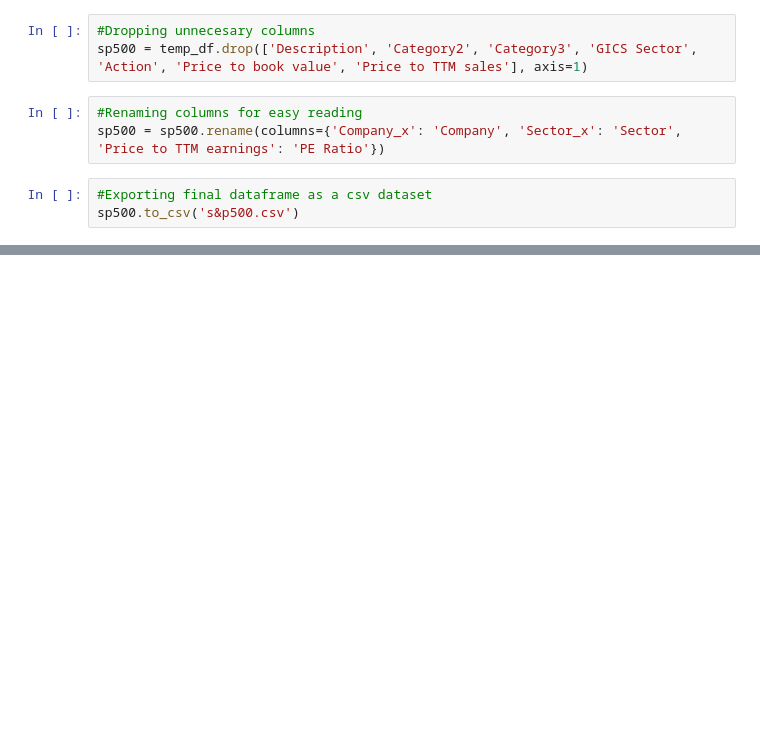
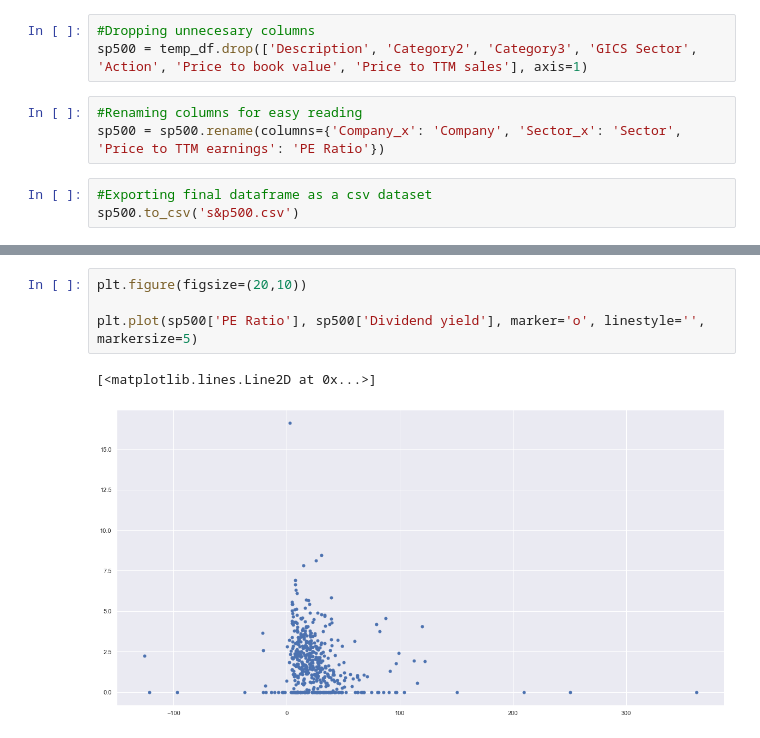
Before and after one commit to oscarbrionesr/sp500-web-scraping, a Jupyter notebook: scraping_code.ipynb, the cells around one changed output, grey strips where cells are left out. Cells and saved outputs as stored; diff of their text form; blank space fills up the shorter version.

```diff
--- a/scraping_code.ipynb
+++ b/scraping_code.ipynb
@@ -57,0 +101,7 @@ sp500
+# %%
+plt.figure(figsize=(20,10))
+
+plt.plot(sp500['PE Ratio'], sp500['Dividend yield'], marker='o', linestyle='', markersize=5)
+# %% [output]
+[<matplotlib.lines.Line2D at 0x...>]
+[figure, added]
```
Also changed, not shown: parts of 11 cells of this notebook.
